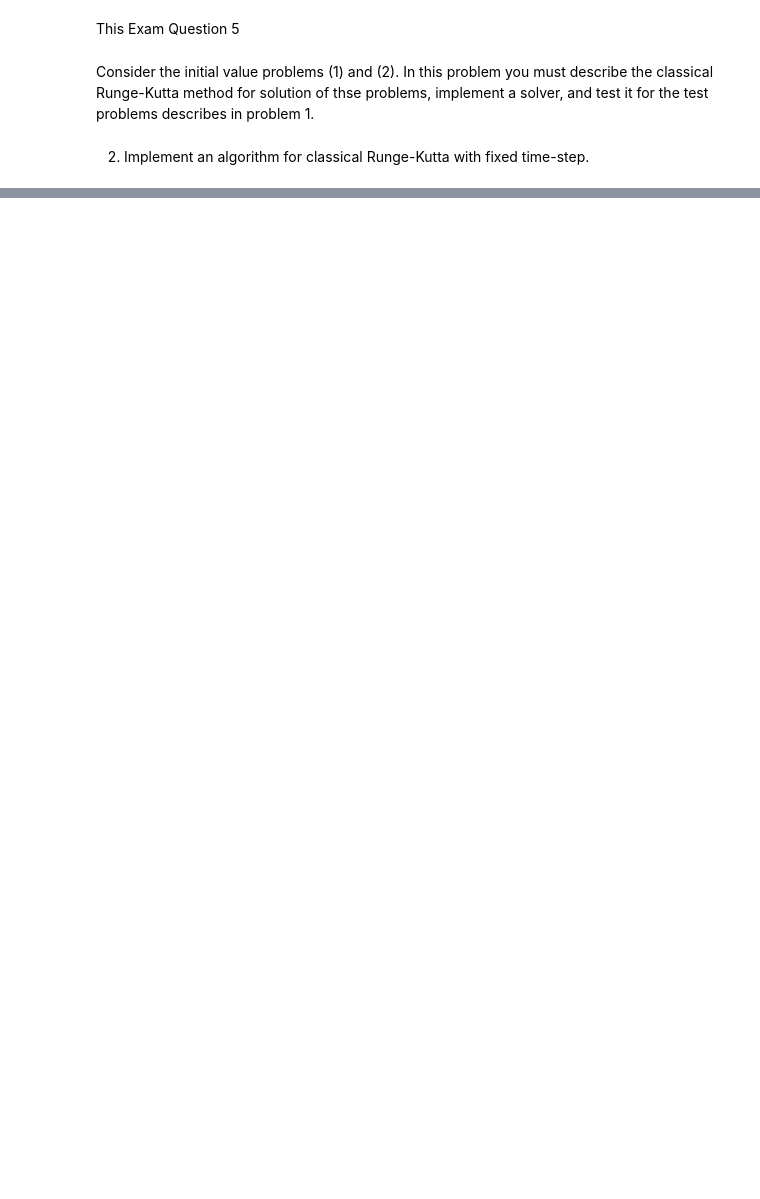
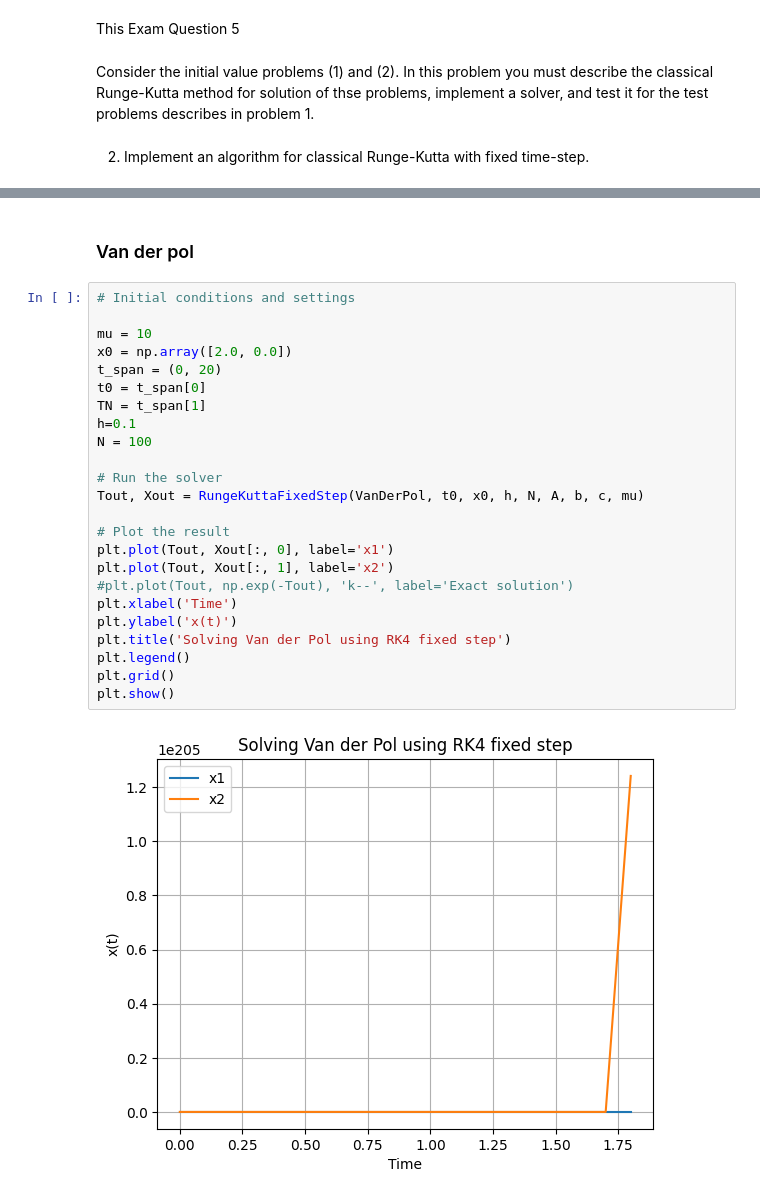
Before and after one commit to EstherCon0/SciComDiff, a Jupyter notebook: Exam_5.ipynb, the cells around one changed output, grey strips where cells are left out. Saved outputs shown, nothing was run; the diff lists cells and outputs as text; blank space fills up the shorter version.

```diff
--- a/Exam_5.ipynb
+++ b/Exam_5.ipynb
@@ -12,0 +169,28 @@ import matplotlib.pyplot as plt
+# %% [markdown]
+### Van der pol
+# %%
+# Initial conditions and settings
+
+mu = 10
+x0 = np.array([2.0, 0.0])
+t_span = (0, 20)
+t0 = t_span[0]
+TN = t_span[1]
+h=0.1
+N = 100
+
+# Run the solver
+Tout, Xout = RungeKuttaFixedStep(VanDerPol, t0, x0, h, N, A, b, c, mu)
+
+# Plot the result
+plt.plot(Tout, Xout[:, 0], label='x1')
+plt.plot(Tout, Xout[:, 1], label='x2')
+#plt.plot(Tout, np.exp(-Tout), 'k--', label='Exact solution')
+plt.xlabel('Time')
+plt.ylabel('x(t)')
+plt.title('Solving Van der Pol using RK4 fixed step')
+plt.legend()
+plt.grid()
+plt.show()
+# %% [output]
+[figure, added]
```
Also changed, not shown: parts of 13 cells of this notebook.
